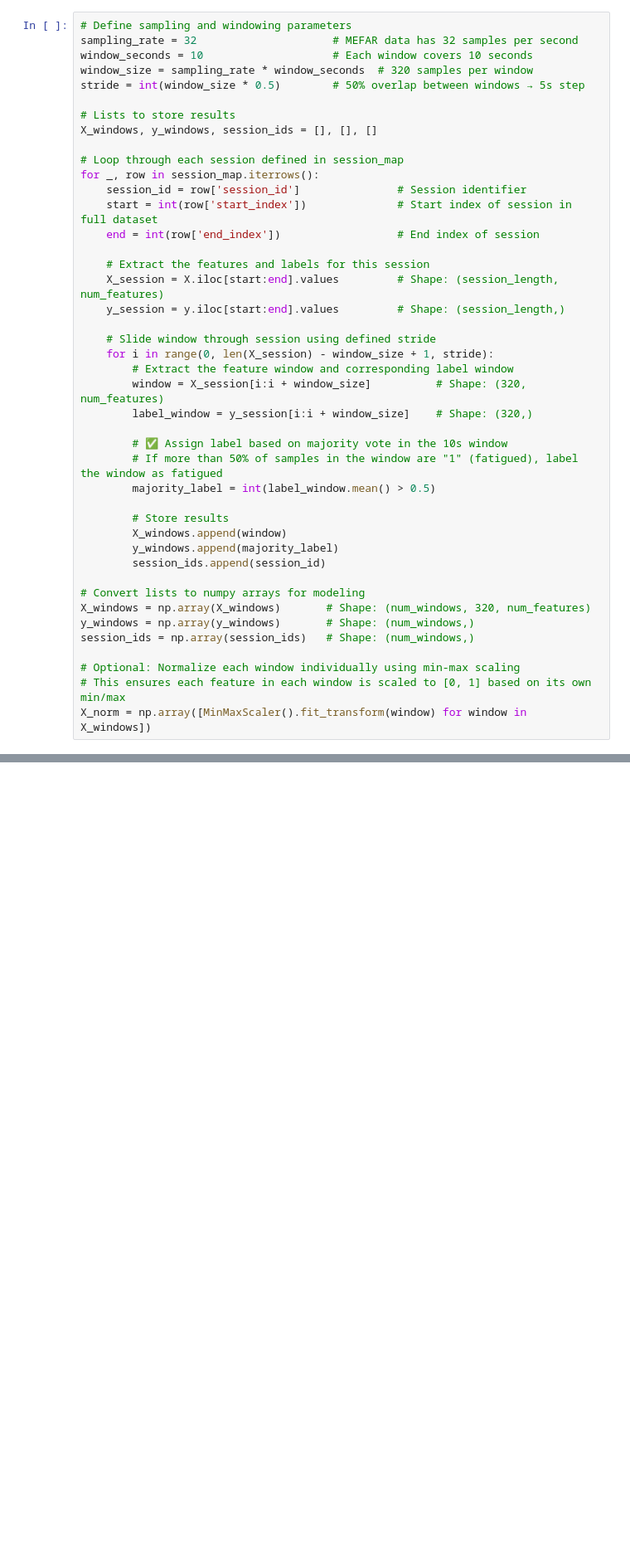
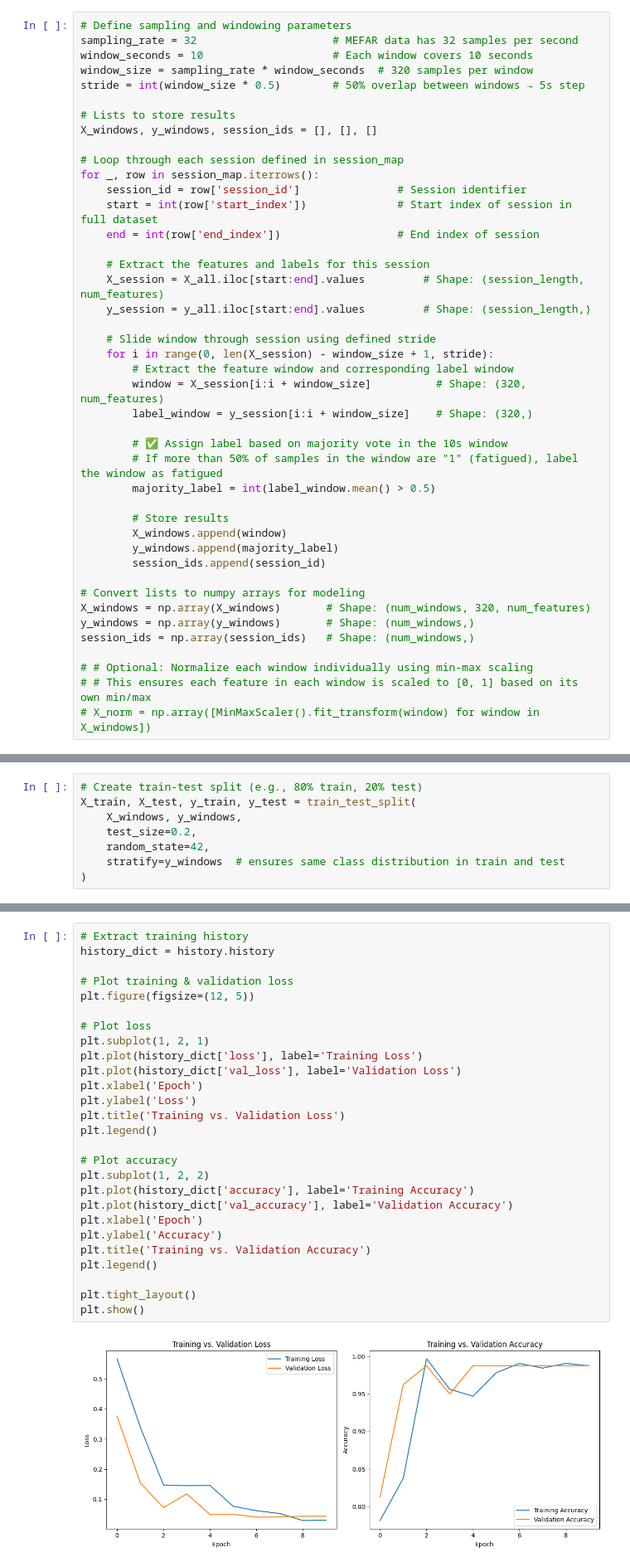
Before and after one commit to Cdennis51/Neurocheck, a Jupyter notebook: notebook/Model Creation.ipynb, the cells around one changed output, grey strips where cells are left out. Shown at 83% size. Cells and saved outputs as stored; diff of their text form; blank space fills up the shorter version.

```diff
--- a/notebook/Model Creation.ipynb
+++ b/notebook/Model Creation.ipynb
@@ -105,8 +97,8 @@ for _, row in session_map.iterrows():
     end = int(row['end_index'])                  # End index of session
 
     # Extract the features and labels for this session
-    X_session = X.iloc[start:end].values         # Shape: (session_length, num_features)
-    y_session = y.iloc[start:end].values         # Shape: (session_length,)
+    X_session = X_all.iloc[start:end].values         # Shape: (session_length, num_features)
+    y_session = y_all.iloc[start:end].values         # Shape: (session_length,)
 
     # Slide window through session using defined stride
     for i in range(0, len(X_session) - window_size + 1, stride):
@@ -128,6 +120,6 @@ X_windows = np.array(X_windows)       # Shape: (num_windows, 320, num_features)
 y_windows = np.array(y_windows)       # Shape: (num_windows,)
 session_ids = np.array(session_ids)   # Shape: (num_windows,)
 
-# Optional: Normalize each window individually using min-max scaling
-# This ensures each feature in each window is scaled to [0, 1] based on its own min/max
-X_norm = np.array([MinMaxScaler().fit_transform(window) for window in X_windows])
+# # Optional: Normalize each window individually using min-max scaling
+# # This ensures each feature in each window is scaled to [0, 1] based on its own min/max
+# X_norm = np.array([MinMaxScaler().fit_transform(window) for window in X_windows])
@@ -133,0 +134,8 @@ X_norm = np.array([MinMaxScaler().fit_transform(window) for window in X_windows]
+# %%
+# Create train-test split (e.g., 80% train, 20% test)
+X_train, X_test, y_train, y_test = train_test_split(
+    X_windows, y_windows,
+    test_size=0.2,
+    random_state=42,
+    stratify=y_windows  # ensures same class distribution in train and test
+)
@@ -133,0 +196,29 @@ X_norm = np.array([MinMaxScaler().fit_transform(window) for window in X_windows]
+# %%
+# Extract training history
+history_dict = history.history
+
+# Plot training & validation loss
+plt.figure(figsize=(12, 5))
+
+# Plot loss
+plt.subplot(1, 2, 1)
+plt.plot(history_dict['loss'], label='Training Loss')
+plt.plot(history_dict['val_loss'], label='Validation Loss')
+plt.xlabel('Epoch')
+plt.ylabel('Loss')
+plt.title('Training vs. Validation Loss')
+plt.legend()
+
+# Plot accuracy
+plt.subplot(1, 2, 2)
+plt.plot(history_dict['accuracy'], label='Training Accuracy')
+plt.plot(history_dict['val_accuracy'], label='Validation Accuracy')
+plt.xlabel('Epoch')
+plt.ylabel('Accuracy')
+plt.title('Training vs. Validation Accuracy')
+plt.legend()
+
+plt.tight_layout()
+plt.show()
+# %% [output]
+[figure, added]
```
Also changed, not shown: parts of 47 cells of this notebook, 1 other file.
